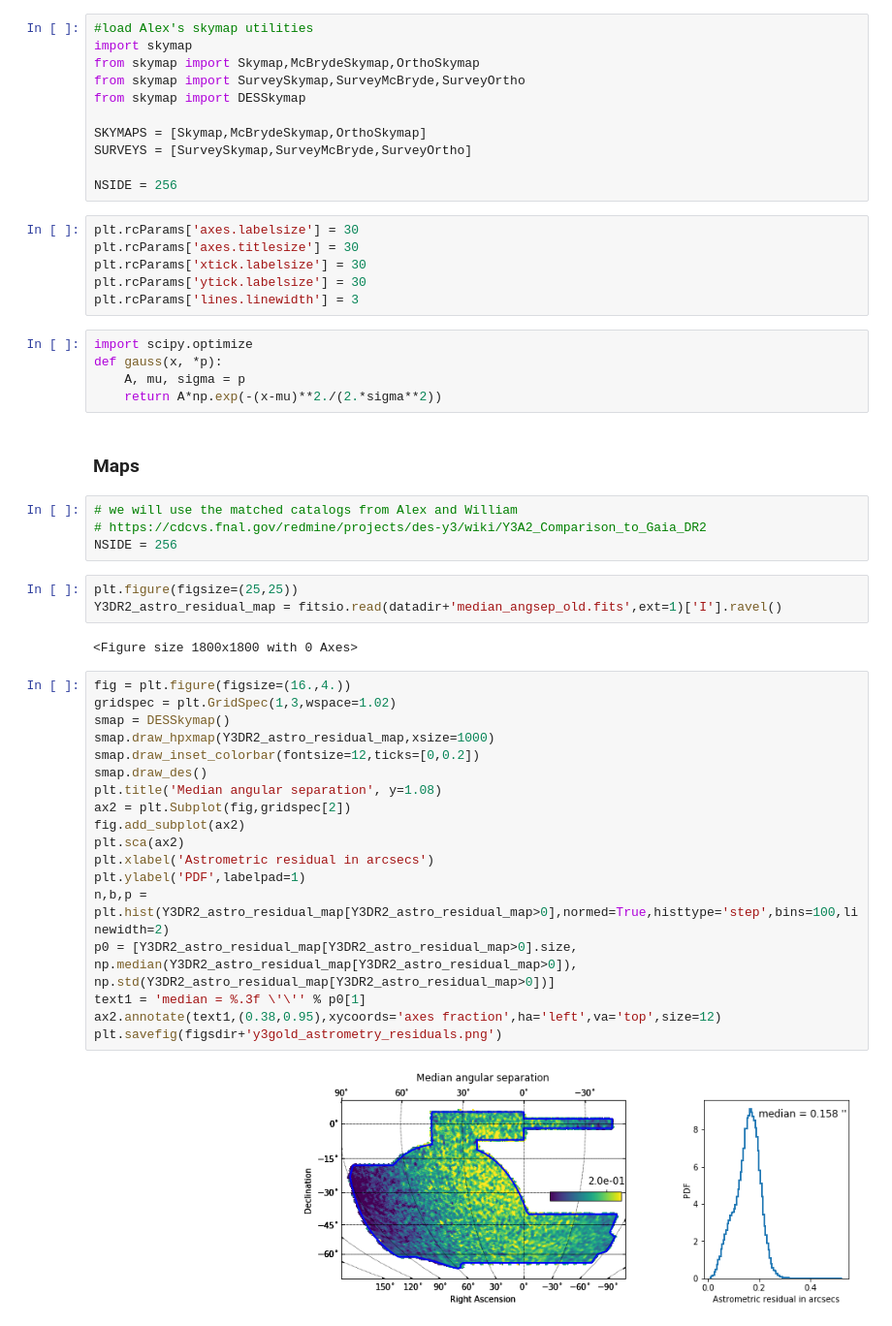
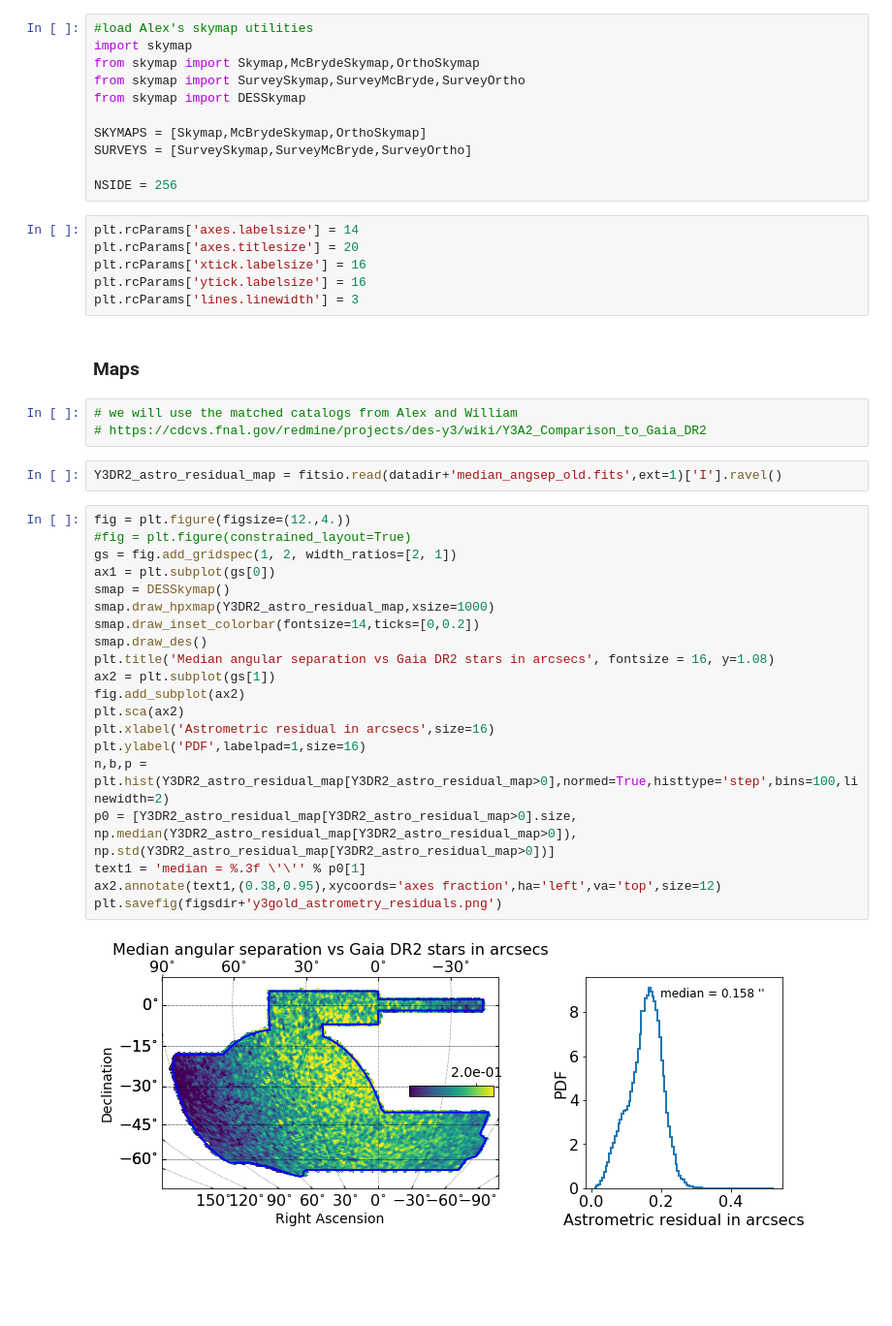
Before and after one commit to nsevilla/y3gold-paper, a Jupyter notebook: y3gold_astrometry.ipynb, the cells around one changed output. Shown at 97% size. Saved outputs shown, nothing was run; the diff lists cells and outputs as text; blank space fills up the shorter version.

Commit message:
Updating to get tighter plot

```diff
--- a/y3gold_astrometry.ipynb
+++ b/y3gold_astrometry.ipynb
@@ -30,44 +32,37 @@ SURVEYS = [SurveySkymap,SurveyMcBryde,SurveyOrtho]
 
 NSIDE = 256
 # %%
-plt.rcParams['axes.labelsize'] = 30
-plt.rcParams['axes.titlesize'] = 30
-plt.rcParams['xtick.labelsize'] = 30
-plt.rcParams['ytick.labelsize'] = 30
+plt.rcParams['axes.labelsize'] = 14
+plt.rcParams['axes.titlesize'] = 20
+plt.rcParams['xtick.labelsize'] = 16
+plt.rcParams['ytick.labelsize'] = 16
 plt.rcParams['lines.linewidth'] = 3
-# %%
-import scipy.optimize
-def gauss(x, *p):
-    A, mu, sigma = p
-    return A*np.exp(-(x-mu)**2./(2.*sigma**2))
 # %% [markdown]
 ### Maps
 # %%
 # we will use the matched catalogs from Alex and William
 # https://cdcvs.fnal.gov/redmine/projects/des-y3/wiki/Y3A2_Comparison_to_Gaia_DR2
-NSIDE = 256
 # %%
-plt.figure(figsize=(25,25))
 Y3DR2_astro_residual_map = fitsio.read(datadir+'median_angsep_old.fits',ext=1)['I'].ravel()
-# %% [output]
-<Figure size 1800x1800 with 0 Axes>
 # %%
-fig = plt.figure(figsize=(16.,4.))
-gridspec = plt.GridSpec(1,3,wspace=1.02)
+fig = plt.figure(figsize=(12.,4.))
+#fig = plt.figure(constrained_layout=True)
+gs = fig.add_gridspec(1, 2, width_ratios=[2, 1])
+ax1 = plt.subplot(gs[0])
 smap = DESSkymap()
 smap.draw_hpxmap(Y3DR2_astro_residual_map,xsize=1000)
-smap.draw_inset_colorbar(fontsize=12,ticks=[0,0.2])
+smap.draw_inset_colorbar(fontsize=14,ticks=[0,0.2])
 smap.draw_des()
-plt.title('Median angular separation', y=1.08)
-ax2 = plt.Subplot(fig,gridspec[2])
+plt.title('Median angular separation vs Gaia DR2 stars in arcsecs', fontsize = 16, y=1.08)
+ax2 = plt.subplot(gs[1])
 fig.add_subplot(ax2)
 plt.sca(ax2)
-plt.xlabel('Astrometric residual in arcsecs')
-plt.ylabel('PDF',labelpad=1)
+plt.xlabel('Astrometric residual in arcsecs',size=16)
+plt.ylabel('PDF',labelpad=1,size=16)
 n,b,p = plt.hist(Y3DR2_astro_residual_map[Y3DR2_astro_residual_map>0],normed=True,histtype='step',bins=100,linewidth=2)
 p0 = [Y3DR2_astro_residual_map[Y3DR2_astro_residual_map>0].size, np.median(Y3DR2_astro_residual_map[Y3DR2_astro_residual_map>0]), np.std(Y3DR2_astro_residual_map[Y3DR2_astro_residual_map>0])]
 text1 = 'median = %.3f \'\'' % p0[1]
 ax2.annotate(text1,(0.38,0.95),xycoords='axes fraction',ha='left',va='top',size=12)
 plt.savefig(figsdir+'y3gold_astrometry_residuals.png')
 # %% [output]
-[figure, old version]
+[figure, new version]
```
Also changed, not shown: parts of 1 cell of this notebook, 1 other file.
